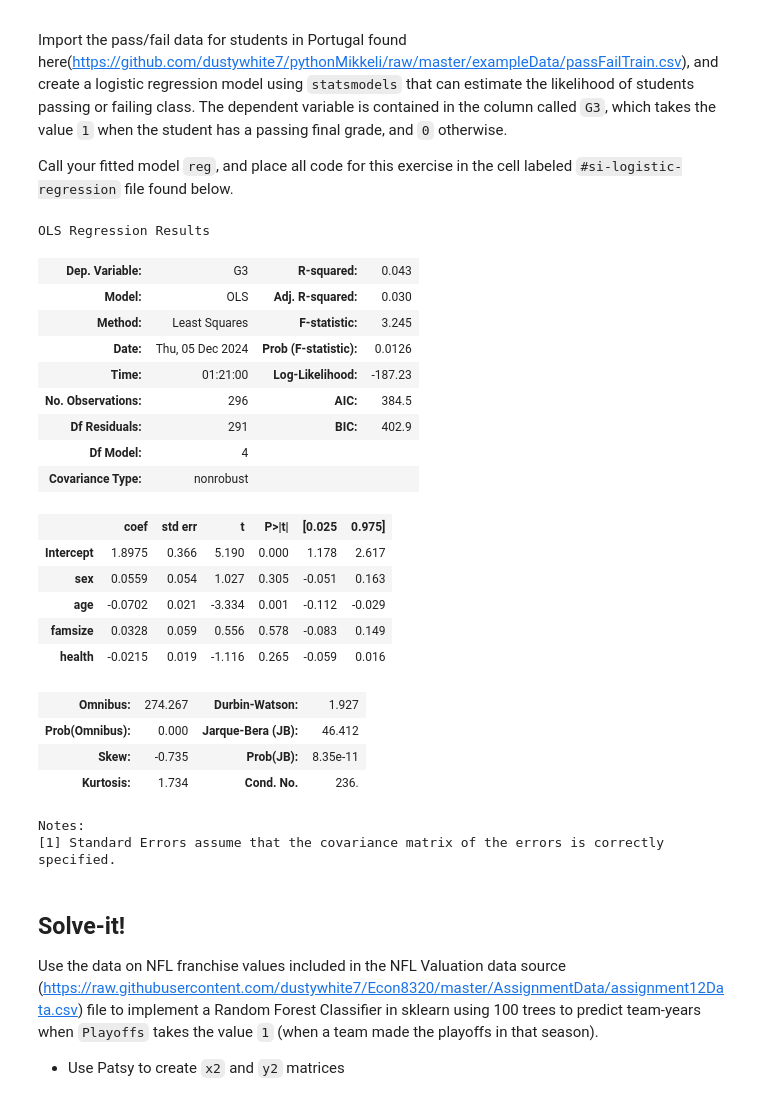
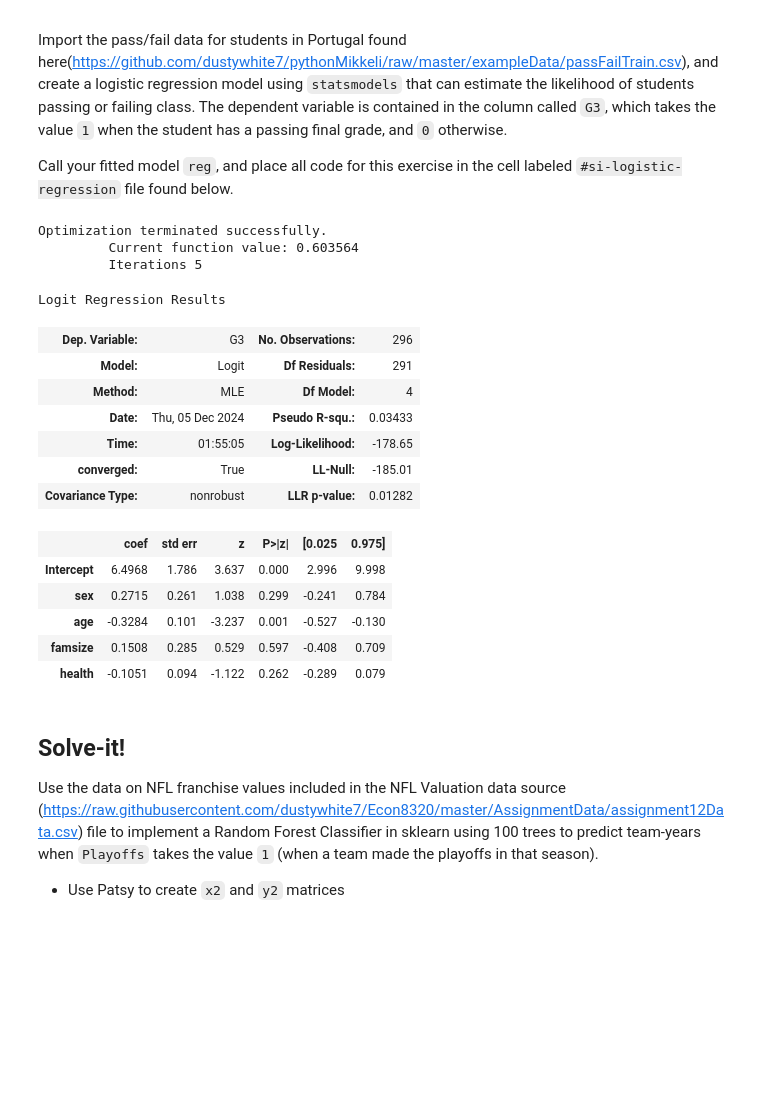
Before and after one commit to DianeMack22/econ8320-assignment-13, a Jupyter notebook: Lesson.ipynb, the cells around one changed output. Drawn from its saved outputs; the diff is of its cells as text; code cells hidden in the pictures; blank space fills up the shorter version.

```diff
--- a/Lesson.ipynb
+++ b/Lesson.ipynb
@@ -566,37 +566,32 @@ Call your fitted model `reg`, and place all code for this exercise in the cell l
 # %%
 #si-logistic-regression
 
 import statsmodels.formula.api as smf
 import pandas as pd, numpy as np
 
 data = pd.read_csv("https://github.com/dustywhite7/pythonMikkeli/raw/master/exampleData/passFailTrain.csv")
 
-reg = smf.ols("G3 ~ sex + age + famsize + health - absences", data=data).fit()
+reg = smf.logit("G3 ~ sex + age + famsize + health - absences", data=data).fit()
 
 reg.summary()
 # %% [output]
-OLS Regression Results
+Optimization terminated successfully.
+         Current function value: 0.603564
+         Iterations 5
+Logit Regression Results
-| Dep. Variable: | G3 | R-squared: | 0.043 |
-| Model: | OLS | Adj. R-squared: | 0.030 |
-| Method: | Least Squares | F-statistic: | 3.245 |
-| Date: | Thu, 05 Dec 2024 | Prob (F-statistic): | 0.0126 |
-| Time: | 01:21:00 | Log-Likelihood: | -187.23 |
-| No. Observations: | 296 | AIC: | 384.5 |
-| Df Residuals: | 291 | BIC: | 402.9 |
-| Df Model: | 4 |  |  |
-| Covariance Type: | nonrobust |  |  |
+| Dep. Variable: | G3 | No. Observations: | 296 |
+| Model: | Logit | Df Residuals: | 291 |
+| Method: | MLE | Df Model: | 4 |
+| Date: | Thu, 05 Dec 2024 | Pseudo R-squ.: | 0.03433 |
+| Time: | 01:55:05 | Log-Likelihood: | -178.65 |
+| converged: | True | LL-Null: | -185.01 |
+| Covariance Type: | nonrobust | LLR p-value: | 0.01282 |
-|  | coef | std err | t | P>|t| | [0.025 | 0.975] |
-| Intercept | 1.8975 | 0.366 | 5.190 | 0.000 | 1.178 | 2.617 |
-| sex | 0.0559 | 0.054 | 1.027 | 0.305 | -0.051 | 0.163 |
-| age | -0.0702 | 0.021 | -3.334 | 0.001 | -0.112 | -0.029 |
-| famsize | 0.0328 | 0.059 | 0.556 | 0.578 | -0.083 | 0.149 |
-| health | -0.0215 | 0.019 | -1.116 | 0.265 | -0.059 | 0.016 |
+|  | coef | std err | z | P>|z| | [0.025 | 0.975] |
+| Intercept | 6.4968 | 1.786 | 3.637 | 0.000 | 2.996 | 9.998 |
+| sex | 0.2715 | 0.261 | 1.038 | 0.299 | -0.241 | 0.784 |
+| age | -0.3284 | 0.101 | -3.237 | 0.001 | -0.527 | -0.130 |
+| famsize | 0.1508 | 0.285 | 0.529 | 0.597 | -0.408 | 0.709 |
+| health | -0.1051 | 0.094 | -1.122 | 0.262 | -0.289 | 0.079 |
-| Omnibus: | 274.267 | Durbin-Watson: | 1.927 |
-| Prob(Omnibus): | 0.000 | Jarque-Bera (JB): | 46.412 |
-| Skew: | -0.735 | Prob(JB): | 8.35e-11 |
-| Kurtosis: | 1.734 | Cond. No. | 236. |
-Notes:
-[1] Standard Errors assume that the covariance matrix of the errors is correctly specified.
 # %% [markdown]
 ## Solve-it!
 
```
Also changed, not shown: parts of 1 cell of this notebook.
